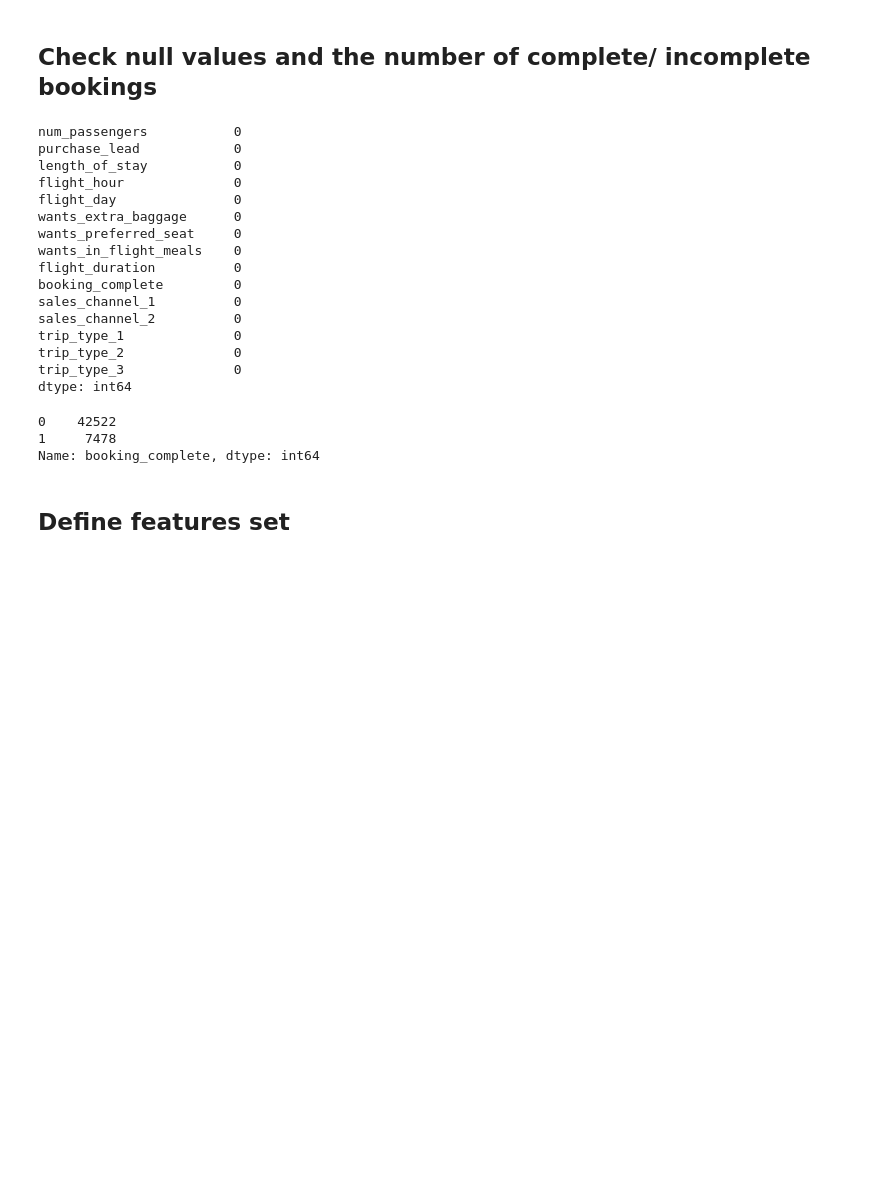
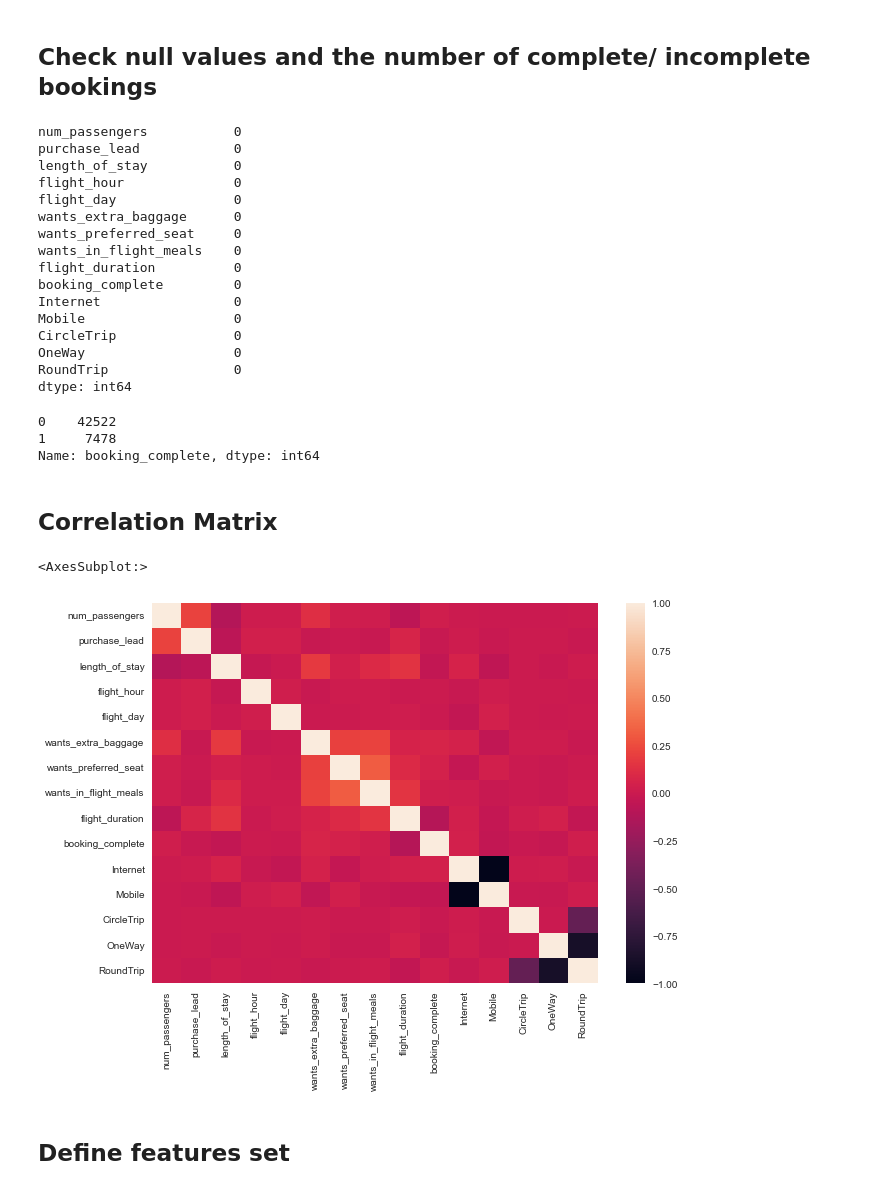
Before and after one commit to MireyNM/British_Airway_Virtual_Internship, a Jupyter notebook: british_airways_task2.ipynb, the cells around one changed output. Saved outputs shown, nothing was run; the diff lists cells and outputs as text; code cells hidden in the pictures; blank space fills up the shorter version.

```diff
--- a/british_airways_task2.ipynb
+++ b/british_airways_task2.ipynb
@@ -278,3 +308,7 @@ plt.show()
 # %% [markdown]
 ## Dummification of data
 We need to dummify the columns with object type or drop them
+# %%
+# Dummify sales_channel
+df = pd.get_dummies(df, columns=["sales_channel"])
+df.head()
@@ -281,6 +322,10 @@ We need to dummify the columns with object type or drop them
+# %%
+# Rename columns
+df = df.rename(columns={'sales_channel_Internet': 'Internet',
+                        'sales_channel_Mobile': 'Mobile'})
 # %%
 # Dummify sales_channel and trip_type
-df = pd.get_dummies(df, columns=["sales_channel","trip_type"])
+df = pd.get_dummies(df, columns=["trip_type"])
 df.head()
 # %% [output]
 |  | num_passengers | purchase_lead | length_of_stay | flight_hour | flight_day | route | booking_origin | ... |
@@ -289,6 +334,12 @@ df.head()
 | 2 | 2 | 243 | 22 | 17 | 3 | AKLDEL | India | ... |
 | 3 | 1 | 96 | 31 | 4 | 6 | AKLDEL | New Zealand | ... |
 | 4 | 2 | 68 | 22 | 15 | 3 | AKLDEL | India | ... |
+# %%
+# Rename columns
+df = df.rename(columns={'trip_type_CircleTrip': 'CircleTrip',
+                        'trip_type_OneWay': 'OneWay',
+                        'trip_type_RoundTrip': 'RoundTrip'})
+df.head()
 # %%
 # Drop booking_origin and. route
 df = df.drop(["booking_origin","route"], axis=1)
@@ -327,11 +378,11 @@ wants_preferred_seat     0
 wants_in_flight_meals    0
 flight_duration          0
 booking_complete         0
-sales_channel_1          0
-sales_channel_2          0
-trip_type_1              0
-trip_type_2              0
-trip_type_3              0
+Internet                 0
+Mobile                   0
+CircleTrip               0
+OneWay                   0
+RoundTrip                0
 dtype: int64
 # %%
 df.booking_complete.value_counts()
@@ -339,6 +390,18 @@ df.booking_complete.value_counts()
 0    42522
 1     7478
 Name: booking_complete, dtype: int64
+# %% [markdown]
+## Correlation Matrix
+# %%
+corr = df.corr()
+
+plt.figure(figsize=(10,7))
+
+# Plot the heatmap
+sns.heatmap(corr)
+# %% [output]
+<AxesSubplot:>
+[figure, added]
 # %% [markdown]
 ## Define features set
 # %%
```
Also changed, not shown: parts of 14 cells of this notebook.
